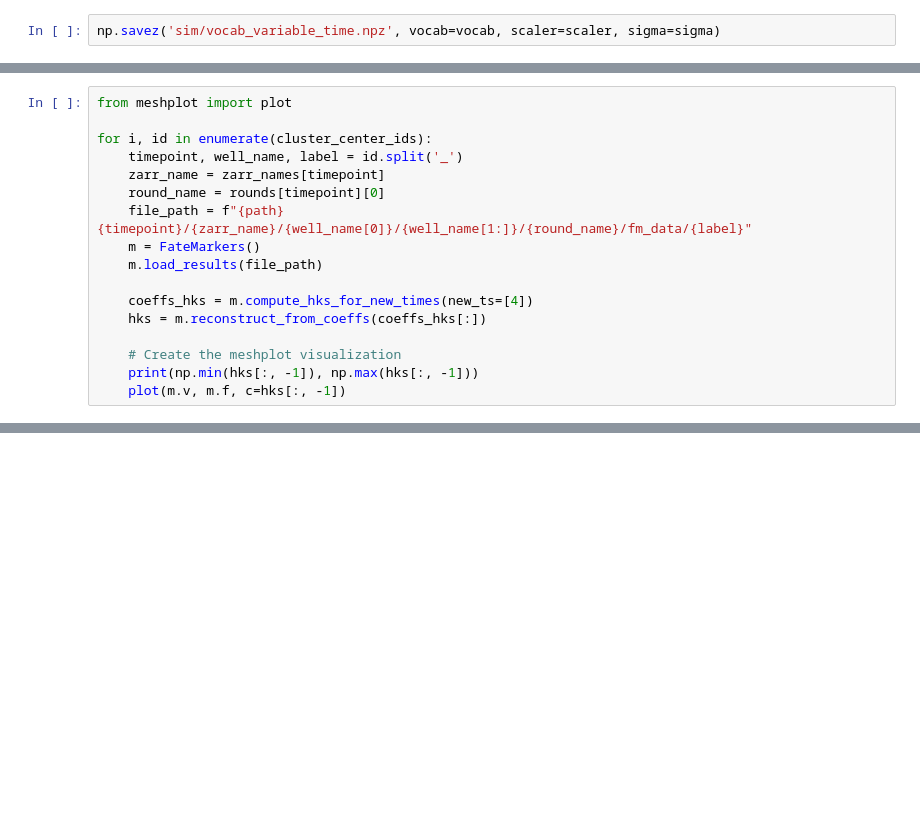
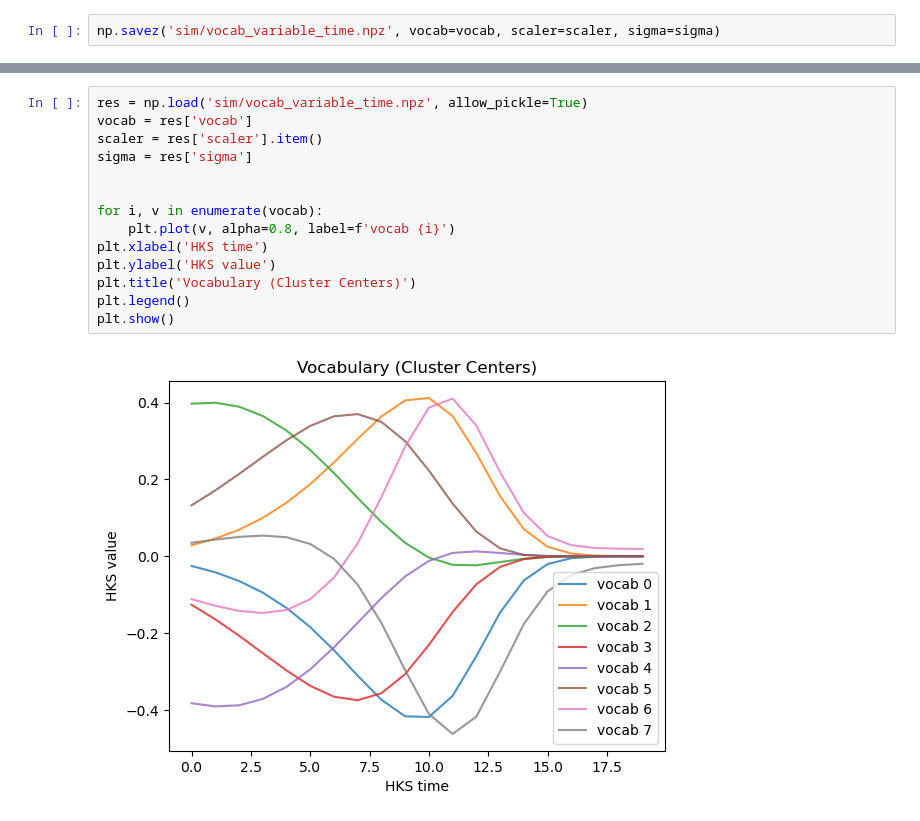
Before and after one commit to Irene-Li/SphericalHarmonics, a Jupyter notebook: bag_of_features.ipynb, the cells around one changed output, grey strips where cells are left out. Cells and saved outputs as stored; diff of their text form; blank space fills up the shorter version.

```diff
--- a/bag_of_features.ipynb
+++ b/bag_of_features.ipynb
@@ -504,17 +275,0 @@ print(cluster_center_ids)
-# %%
-from meshplot import plot
-
-for i, id in enumerate(cluster_center_ids):
-    timepoint, well_name, label = id.split('_')
-    zarr_name = zarr_names[timepoint]
-    round_name = rounds[timepoint][0]
-    file_path = f"{path}{timepoint}/{zarr_name}/{well_name[0]}/{well_name[1:]}/{round_name}/fm_data/{label}"
-    m = FateMarkers()
-    m.load_results(file_path)
-
-    coeffs_hks = m.compute_hks_for_new_times(new_ts=[4])
-    hks = m.reconstruct_from_coeffs(coeffs_hks[:])
-
-    # Create the meshplot visualization
-    print(np.min(hks[:, -1]), np.max(hks[:, -1]))
-    plot(m.v, m.f, c=hks[:, -1])
@@ -531,0 +289,16 @@ Renderer(camera=PerspectiveCamera(children=(DirectionalLight(color='white', inte
+# %%
+res = np.load('sim/vocab_variable_time.npz', allow_pickle=True)
+vocab = res['vocab']
+scaler = res['scaler'].item()
+sigma = res['sigma']
+
+
+for i, v in enumerate(vocab):
+    plt.plot(v, alpha=0.8, label=f'vocab {i}')
+plt.xlabel('HKS time')
+plt.ylabel('HKS value')
+plt.title('Vocabulary (Cluster Centers)')
+plt.legend()
+plt.show()
+# %% [output]
+[figure, added]
```
Also changed, not shown: parts of 29 cells of this notebook, 2 other files.
